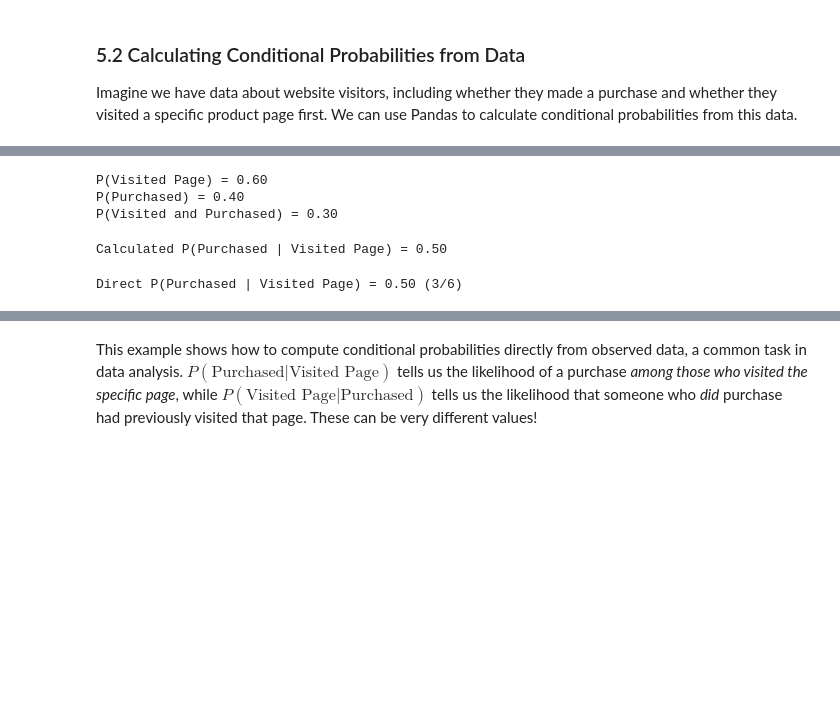
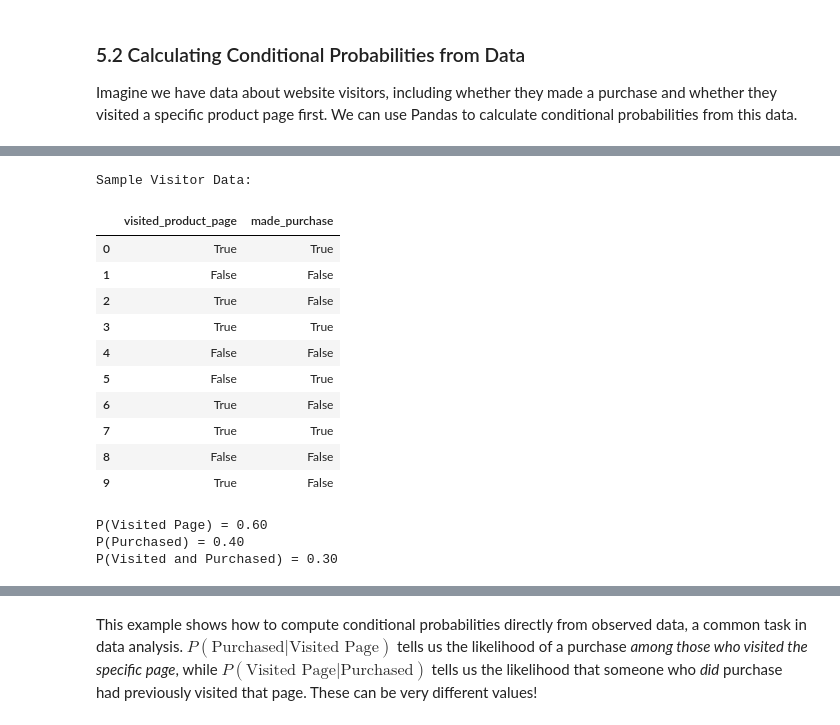
Before and after one commit to snowch/learn_probability, a Jupyter notebook: chapter_04.ipynb, the cells around one changed output, grey strips where cells are left out. Cells and saved outputs as stored; diff of their text form; code cells hidden in the pictures; blank space fills up the shorter version.

```diff
--- a/chapter_04.ipynb
+++ b/chapter_04.ipynb
@@ -522,6 +506,44 @@ Sample Visitor Data:
 # %%
+import pandas as pd
+
+# Create sample data
+data = {
+    'visited_product_page': [True, False, True, True, False, False, True, True, False, True],
+    'made_purchase':        [True, False, False, True, False, True, False, True, False, False]
+}
+df = pd.DataFrame(data)
+
+print("Sample Visitor Data:")
+display(df)
+print("\n")
+
 # Calculate basic probabilities
 n_total = len(df)
 n_visited_page = df['visited_product_page'].sum()
 n_purchased = df['made_purchase'].sum()
 n_visited_and_purchased = len(df[(df['visited_product_page'] == True) & (df['made_purchase'] == True)])
+
+P_visited = n_visited_page / n_total
+P_purchased = n_purchased / n_total
+P_visited_and_purchased = n_visited_and_purchased / n_total
+
+print(f"P(Visited Page) = {P_visited:.2f}")
+print(f"P(Purchased) = {P_purchased:.2f}")
+print(f"P(Visited and Purchased) = {P_visited_and_purchased:.2f}")
+print("\n")
+# %% [output]
+Sample Visitor Data:
+|  | visited_product_page | made_purchase |
+| 0 | True | True |
+| 1 | False | False |
+| 2 | True | False |
+| 3 | True | True |
+| 4 | False | False |
+| 5 | False | True |
+| 6 | True | False |
+| 7 | True | True |
+| 8 | False | False |
+| 9 | True | False |
+P(Visited Page) = 0.60
+P(Purchased) = 0.40
+P(Visited and Purchased) = 0.30
@@ -532,20 +549,0 @@ P_visited_and_purchased = n_visited_and_purchased / n_total
-# %%
-print(f"P(Visited Page) = {P_visited:.2f}")
-print(f"P(Purchased) = {P_purchased:.2f}")
-print(f"P(Visited and Purchased) = {P_visited_and_purchased:.2f}")
-print("\n")
-# %% [output]
-P(Visited Page) = 0.60
-P(Purchased) = 0.40
-P(Visited and Purchased) = 0.30
-# %%
-# Calculate Conditional Probability: P(Purchase | Visited Page)
-# P(A|B) = P(A and B) / P(B)
-# A = Purchased, B = Visited Page
-if P_visited > 0:
-    P_purchased_given_visited = P_visited_and_purchased / P_visited
-    print(f"Calculated P(Purchased | Visited Page) = {P_purchased_given_visited:.2f}")
-else:
-    print("Cannot calculate P(Purchased | Visited Page) as P(Visited Page) is 0.")
-# %% [output]
-Calculated P(Purchased | Visited Page) = 0.50
@@ -559,8 +549,0 @@ n_visited = len(df_visited) # Same as n_visited_page calculated earlier
-# %%
-if n_visited > 0:
-    P_purchased_given_visited_direct = n_purchased_in_visited / n_visited
-    print(f"Direct P(Purchased | Visited Page) = {P_purchased_given_visited_direct:.2f} ({n_purchased_in_visited}/{n_visited})")
-else:
-    print("Cannot calculate P(Purchased | Visited Page) directly as no one visited the page.")
-# %% [output]
-Direct P(Purchased | Visited Page) = 0.50 (3/6)
```
Also changed, not shown: parts of 13 cells of this notebook.
